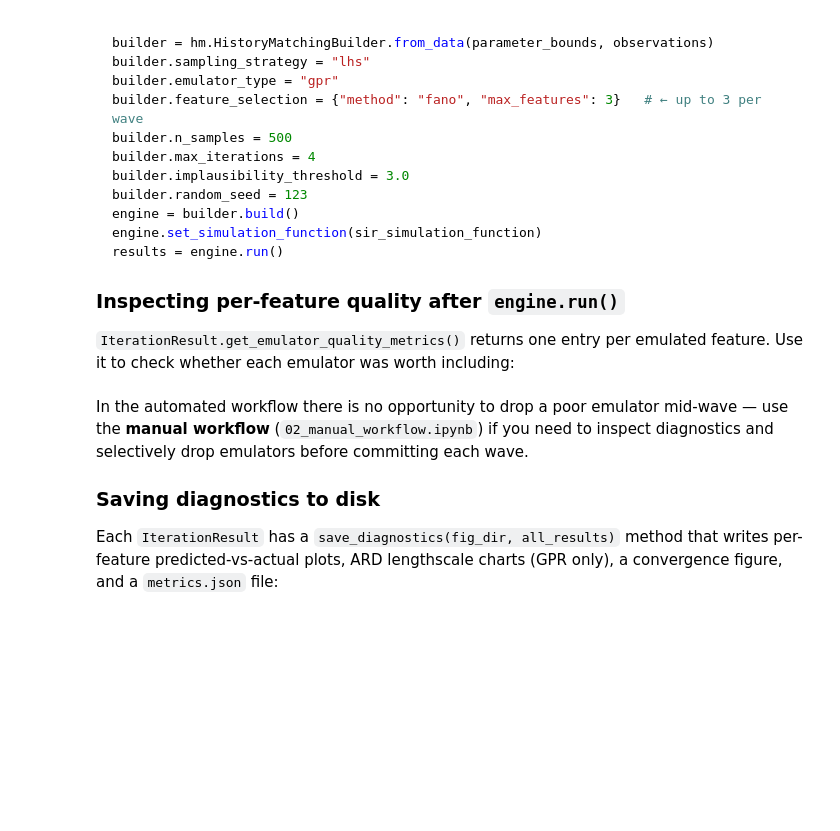
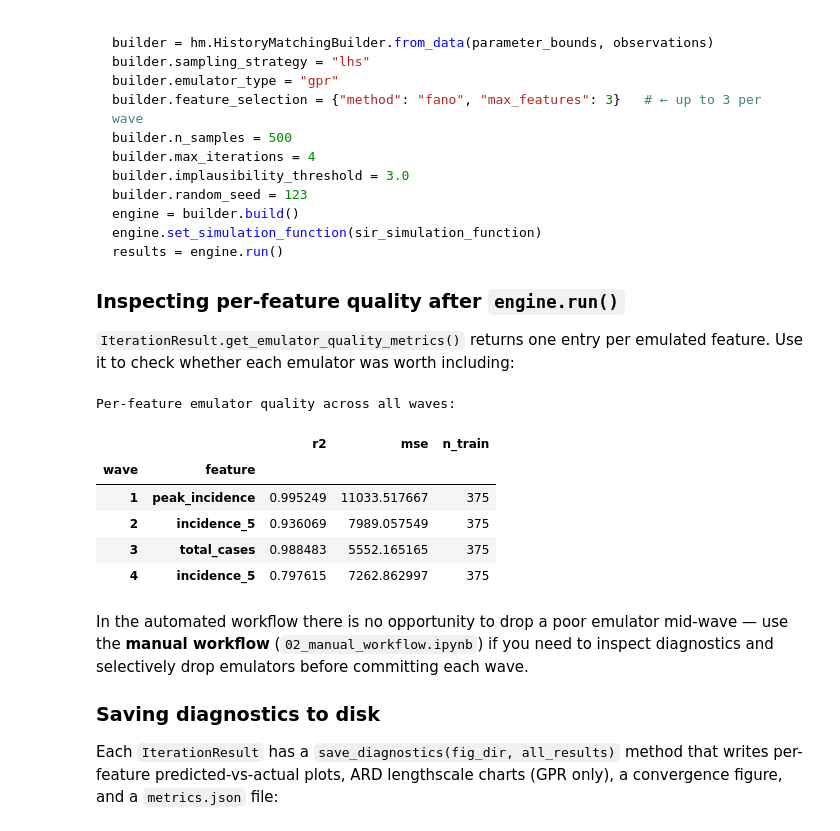
Before and after one commit to InstituteforDiseaseModeling/historymatching, a Jupyter notebook: docs/tutorials/01_basic_workflow.ipynb, the cells around one changed output. Saved outputs shown, nothing was run; the diff lists cells and outputs as text; code cells hidden in the pictures; blank space fills up the shorter version.

```diff
--- a/docs/tutorials/01_basic_workflow.ipynb
+++ b/docs/tutorials/01_basic_workflow.ipynb
@@ -302,15 +327,18 @@ results = engine.run()
 feature.  Use it to check whether each emulator was worth including:
 # %%
 print("Per-feature emulator quality across all waves:")
-print(f"{'Wave':<6} {'Feature':<20} {'R²':>6}  {'MSE':>10}  {'n_train':>8}")
-print("-" * 56)
-for result in results:
-    metrics = result.get_emulator_quality_metrics()
-    for feature, m in metrics.items():
-        r2  = m.get("r2_score",      float("nan"))
-        mse = m.get("mse",           float("nan"))
-        n   = m.get("training_size", "?")
-        print(f"{result.iteration:<6} {feature:<20} {r2:>6.3f}  {mse:>10.4g}  {n:>8}")
+
+# result.quality_table() returns a tidy DataFrame; concatenate across waves.
+quality = pd.concat([r.quality_table().assign(wave=r.iteration) for r in results])
+quality.reset_index().set_index(["wave", "feature"])
+# %% [output]
+Per-feature emulator quality across all waves:
+|  |  | r2 | mse | n_train |
+| wave | feature |  |  |  |
+| 1 | peak_incidence | 0.995249 | 11033.517667 | 375 |
+| 2 | incidence_5 | 0.936069 | 7989.057549 | 375 |
+| 3 | total_cases | 0.988483 | 5552.165165 | 375 |
+| 4 | incidence_5 | 0.797615 | 7262.862997 | 375 |
 # %% [markdown]
 In the automated workflow there is no opportunity to drop a poor emulator mid-wave —
 use the **manual workflow** (`02_manual_workflow.ipynb`) if you need to inspect
```
Also changed, not shown: parts of 9 cells of this notebook, 21 other files.
